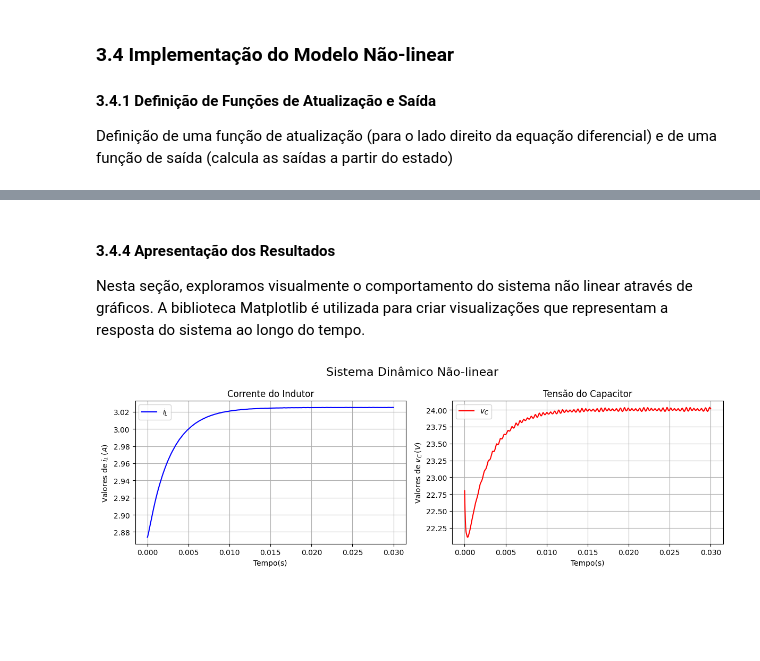
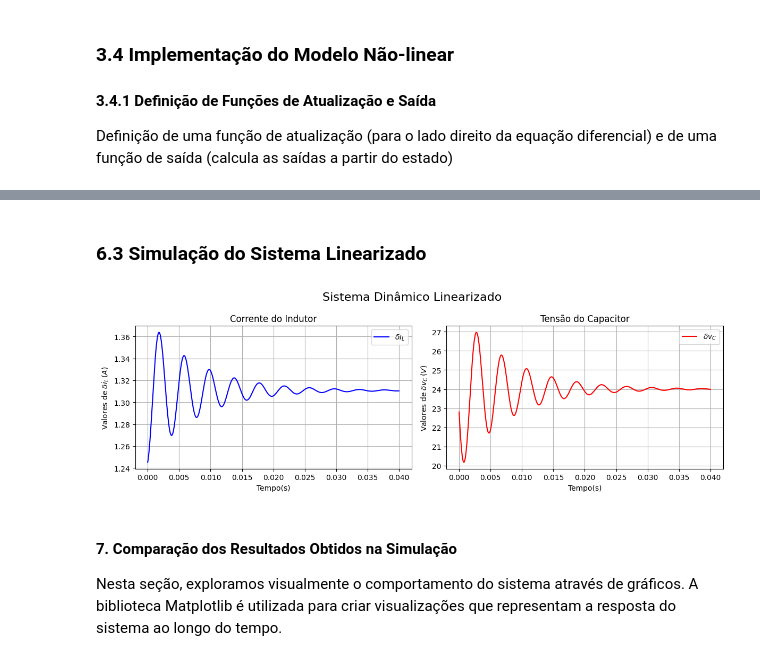
Before and after one commit to andel-vitorio/etc-for-dc-converters, a Jupyter notebook: src/simulator.ipynb, the cells around one changed output, grey strips where cells are left out. Cells and saved outputs as stored; diff of their text form; code cells hidden in the pictures; blank space fills up the shorter version.

```diff
--- a/src/simulator.ipynb
+++ b/src/simulator.ipynb
@@ -261,29 +650,49 @@ t, y_nonlinear = ct.input_output_response(
+# %% [markdown]
+### 6.3 Simulação do Sistema Linearizado
+# %%
+# Obtenção da Saída do Sistema Não-Linear Trasladado
+t, y_linear = ct.input_output_response(
+    sys=linearized_system, T=timepts,
+    U=δU.tolist(),
+    X0=δX0.tolist(),
+)
+
+# Criação e apresentação do gráfico
+fig, axs = plt.subplots(1, 2, figsize=(12, 4))
+
+# Gráfico 1 - Corrente do Indutor
+axs[0].plot(
+  t,
+  y_linear[0] + OP['Il'],
+  linestyle = '-', color = 'b', label = '$\delta i_L$'
+)
+
+axs[0].set_xlabel('Tempo(s)')
+axs[0].set_ylabel('Valores de $\delta i_L\,(A)$')
+axs[0].set_title('Corrente do Indutor')
+axs[0].legend()
+axs[0].grid(True)
+
+# Gráfico 2 - Tensão do Capacitor
+axs[1].plot(
+  t,
+  y_linear[1] + OP['Vc'],
+  linestyle='-', color='r', label='$\delta v_C$'
+)
+
+axs[1].set_xlabel('Tempo(s)')
+axs[1].set_ylabel('Valores de $\delta v_C\,(V)$')
+axs[1].set_title('Tensão do Capacitor')
+axs[1].legend()
+axs[1].grid(True)
+
+fig.suptitle('Sistema Dinâmico Linearizado', fontsize=16)
+
+plt.tight_layout()
+plt.show()
+# %% [output]
+[figure, added]
 # %% [markdown]
-#### 3.4.4 Apresentação dos Resultados
+#### 7. Comparação dos Resultados Obtidos na Simulação
 
-Nesta seção, exploramos visualmente o comportamento do sistema não linear através de gráficos. A biblioteca Matplotlib é utilizada para criar visualizações que representam a resposta do sistema ao longo do tempo.
+Nesta seção, exploramos visualmente o comportamento do sistema através de gráficos. A biblioteca Matplotlib é utilizada para criar visualizações que representam a resposta do sistema ao longo do tempo.
-# %%
-fig, axs = plt.subplots(1, 2, figsize=(12, 4))  # Uma linha, duas colunas
-
-# Gráfico 1
-axs[0].plot(t, y_nonlinear[0], linestyle='-', color='b', label='$i_L$')
-axs[0].set_xlabel('Tempo(s)')
-axs[0].set_ylabel('Valores de $i_L\,(A)$')
-axs[0].set_title('Corrente do Indutor')
-axs[0].legend()
-axs[0].grid(True)
-
-# Gráfico 2
-axs[1].plot(t, y_nonlinear[1], linestyle='-', color='r', label='$v_C$')
-axs[1].set_xlabel('Tempo(s)')
-axs[1].set_ylabel('Valores de $v_C\,(V)$')
-axs[1].set_title('Tensão do Capacitor')
-axs[1].legend()
-axs[1].grid(True)
-
-fig.suptitle('Sistema Dinâmico Não-linear', fontsize=16)
-
-plt.tight_layout()
-plt.show()
-# %% [output]
-[figure, removed]
```
Also changed, not shown: parts of 26 cells of this notebook.
